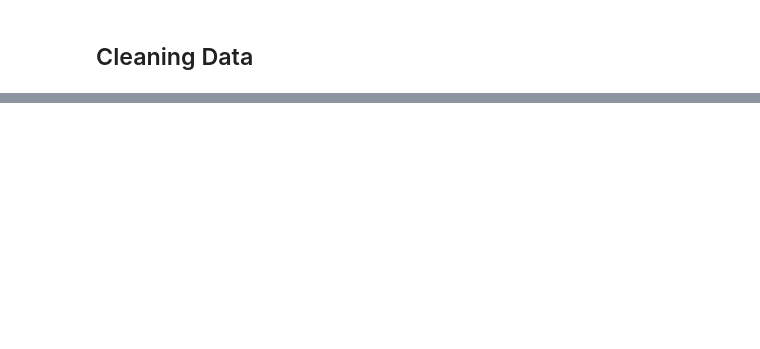
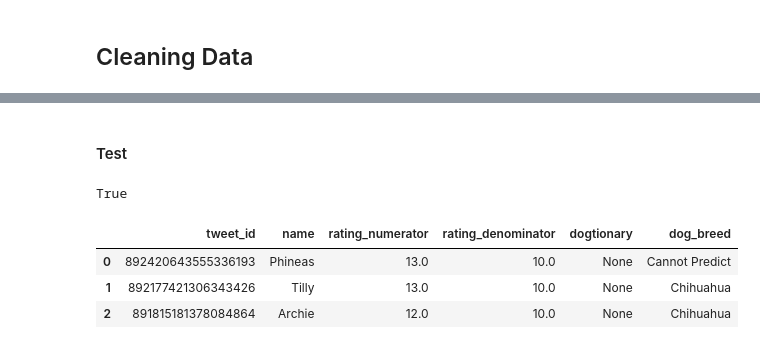
Before and after one commit to zeyusu/UdacityDataWranglingProject, a Jupyter notebook: wrangle_act.ipynb, the cells around one changed output, grey strips where cells are left out. Saved outputs shown, nothing was run; the diff lists cells and outputs as text; code cells hidden in the pictures; blank space fills up the shorter version.

```diff
--- a/wrangle_act.ipynb
+++ b/wrangle_act.ipynb
@@ -399,0 +776,2 @@ len(fails_dict.keys())
+# %%
+archive_clean = archive_clean.query('tweet_id != 749981277374128128')
@@ -399,0 +819,3 @@ len(fails_dict.keys())
+# %%
+final_two_dfs = pd.merge(archive_clean, image_clean,
+                            left_on=['tweet_id'], right_on=['tweet_id'], how='inner')
@@ -399,0 +842,19 @@ len(fails_dict.keys())
+# %%
+final_dog_df = final_two_dfs[['tweet_id','name','rating_numerator','rating_denominator','dogtionary','dog_breed']]
+final_twitter_df = final_two_dfs[['tweet_id','timestamp','source','text','expanded_urls','favorite_count'
+                                 ,'retweet_count','jpg_url','img_num']]
+final_image_df = final_two_dfs[['tweet_id','p1','p1_conf','p1_dog','p2','p2_conf','p2_dog',
+                               'p3','p3_conf','p3_dog']]
+# %% [markdown]
+#### Test
+# %%
+len(list(final_dog_df)) + len(list(final_twitter_df)) + len(list(final_image_df)) - 2 == len(list(final_two_dfs))
+# %% [output]
+True
+# %%
+final_dog_df.head(3)
+# %% [output]
+|  | tweet_id | name | rating_numerator | rating_denominator | dogtionary | dog_breed |
+| 0 | 892420643555336193 | Phineas | 13.0 | 10.0 | None | Cannot Predict |
+| 1 | 892177421306343426 | Tilly | 13.0 | 10.0 | None | Chihuahua |
+| 2 | 891815181378084864 | Archie | 12.0 | 10.0 | None | Chihuahua |
```
Also changed, not shown: parts of 89 cells of this notebook.
